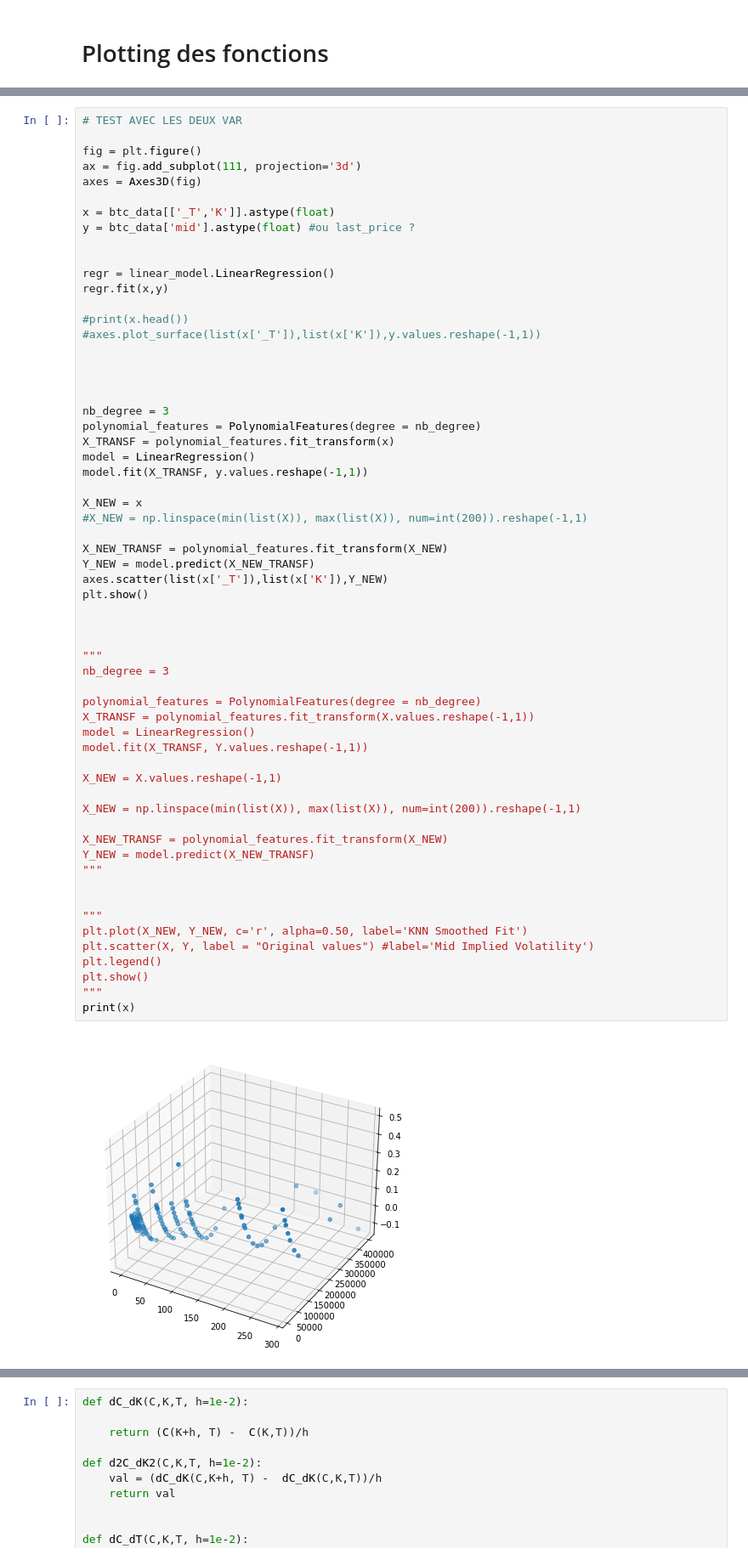
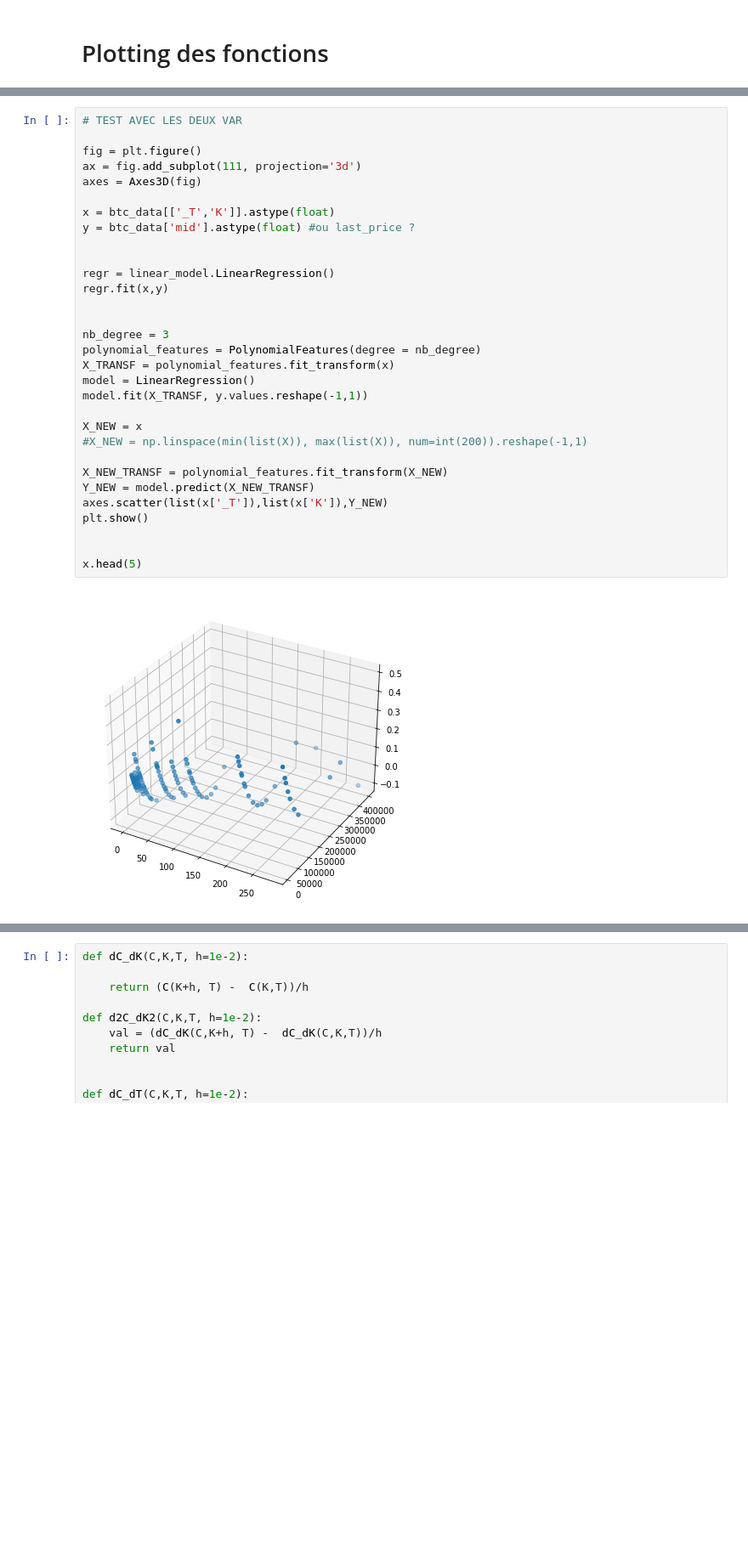
Before and after one commit to Rxzh/deribit_scraping, a Jupyter notebook: deribit_scraper_test.ipynb, the cells around one changed output, grey strips where cells are left out. Shown: that part at 85% size. Saved outputs shown, nothing was run; the diff lists cells and outputs as text; blank space fills up the shorter version.

Commit message:
plot et precision sur le code

```diff
--- a/deribit_scraper_test.ipynb
+++ b/deribit_scraper_test.ipynb
@@ -276,61 +277,32 @@ On observe un certain nombre de points aberrants, je suppose que cela vient de l
 # TEST AVEC LES DEUX VAR
 
 fig = plt.figure()
 ax = fig.add_subplot(111, projection='3d')
 axes = Axes3D(fig)
 
 x = btc_data[['_T','K']].astype(float)
 y = btc_data['mid'].astype(float) #ou last_price ?
 
 
 regr = linear_model.LinearRegression()
 regr.fit(x,y)
-
-#print(x.head())
-#axes.plot_surface(list(x['_T']),list(x['K']),y.values.reshape(-1,1))
-
-
 
 
 nb_degree = 3
 polynomial_features = PolynomialFeatures(degree = nb_degree)
 X_TRANSF = polynomial_features.fit_transform(x)
 model = LinearRegression()
 model.fit(X_TRANSF, y.values.reshape(-1,1))
 
 X_NEW = x
 #X_NEW = np.linspace(min(list(X)), max(list(X)), num=int(200)).reshape(-1,1)
 
 X_NEW_TRANSF = polynomial_features.fit_transform(X_NEW)
 Y_NEW = model.predict(X_NEW_TRANSF)
 axes.scatter(list(x['_T']),list(x['K']),Y_NEW)
 plt.show()
 
 
-
-"""
-nb_degree = 3
-
-polynomial_features = PolynomialFeatures(degree = nb_degree)
-X_TRANSF = polynomial_features.fit_transform(X.values.reshape(-1,1))
-model = LinearRegression()
-model.fit(X_TRANSF, Y.values.reshape(-1,1))
-
-X_NEW = X.values.reshape(-1,1)
-
-X_NEW = np.linspace(min(list(X)), max(list(X)), num=int(200)).reshape(-1,1)
-
-X_NEW_TRANSF = polynomial_features.fit_transform(X_NEW)
-Y_NEW = model.predict(X_NEW_TRANSF)
-"""
-
-
-"""
-plt.plot(X_NEW, Y_NEW, c='r', alpha=0.50, label='KNN Smoothed Fit')
-plt.scatter(X, Y, label = "Original values") #label='Mid Implied Volatility')
-plt.legend()
-plt.show()
-"""
-print(x)
+x.head(5)
 # %% [output]
-[figure, old version]
+[figure, new version]
```
Also changed, not shown: parts of 24 cells of this notebook, 6 other files.
